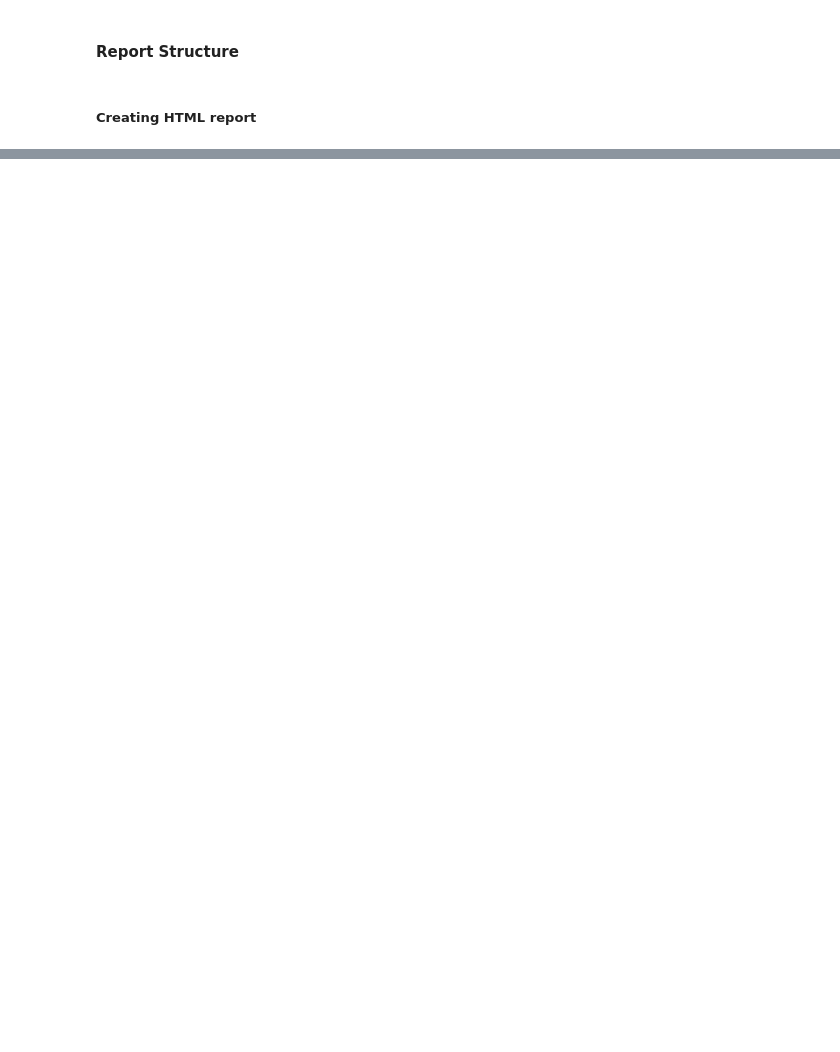
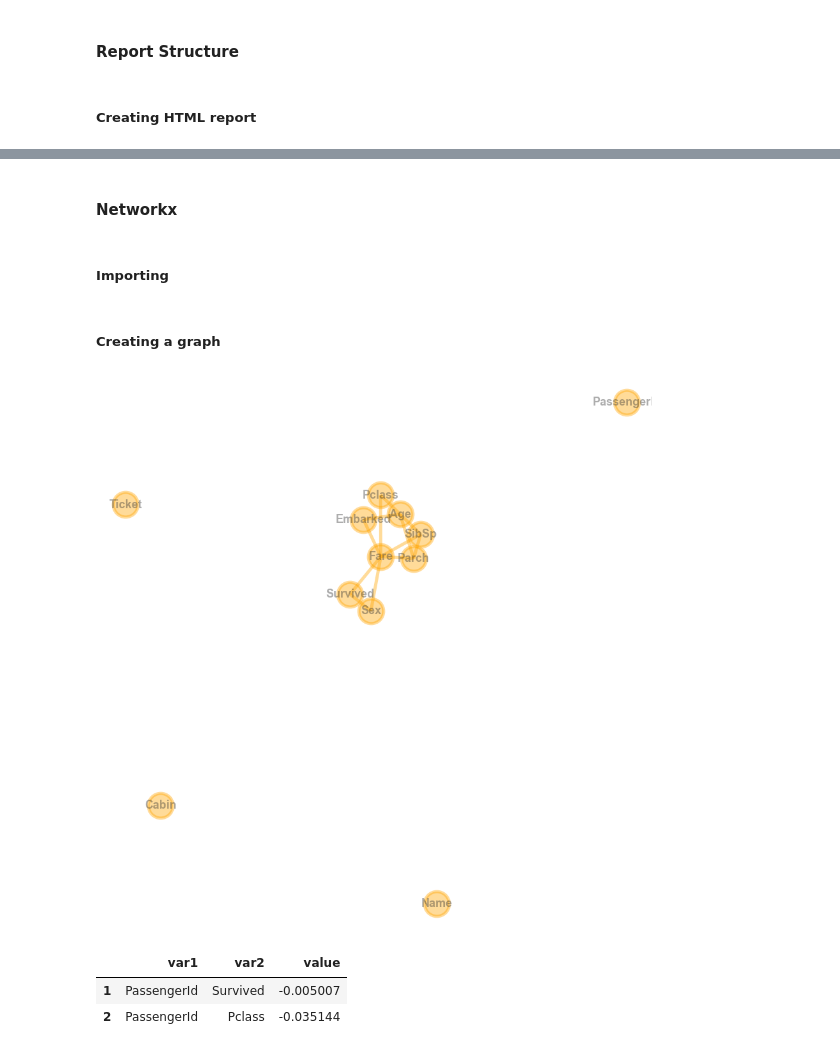
Before and after one commit to hsinghal726/Profiling, a Jupyter notebook: test.ipynb, the cells around one changed output, grey strips where cells are left out. Cells and saved outputs as stored; diff of their text form; code cells hidden in the pictures; blank space fills up the shorter version.

```diff
--- a/test.ipynb
+++ b/test.ipynb
@@ -42,5 +60,5 @@ df.head(2)
 # %% [markdown]
 ##### Variable types
 # %%
-config.config["var_types"] = get_df_col_types(df)
+config.config["var_types"] = get_df_var_types(df)
 column_types = config.config["var_types"]
@@ -344,0 +126,3 @@ def describe_categorical(series: pd.Series) -> dict:
+# %%
+## Associations
+associations_df = associations(df, column_types)
@@ -344,0 +141,4 @@ def describe_categorical(series: pd.Series) -> dict:
+# %% [markdown]
+#### Networkx
+# %% [markdown]
+##### Importing
@@ -344,0 +147,2 @@ def describe_categorical(series: pd.Series) -> dict:
+# %% [markdown]
+##### Creating a graph
@@ -344,0 +161,35 @@ def describe_categorical(series: pd.Series) -> dict:
+# %%
+# Using pandas dataframe
+G = nx.from_pandas_edgelist(associations_df[associations_df["association"] > .1], "col_a", 'col_b', edge_attr="association")
+
+# ## Creating node
+for column in df.columns:
+    G.add_node(column)
+# %%
+# Graph with Custom nodes:
+plt.figure(figsize=(12, 12))
+nx.draw(G,
+        with_labels=True,
+        pos=nx.spring_layout(G, iterations=50),
+
+        # node customizations
+        node_size=1500,
+        node_color="orange",
+        node_shape="o",
+        alpha=0.4,
+        linewidths=5,
+
+        # label customization
+        font_size=18,
+        font_color="#333333",
+        font_weight="bold",
+
+        # edge customization
+        width=5,
+        edge_color="orange",
+        style="solid"
+       )
+
+plt.show()
+# %% [output]
+[figure, added]
@@ -344,0 +253,6 @@ def describe_categorical(series: pd.Series) -> dict:
+# %%
+links_filtered.head(2)
+# %% [output]
+|  | var1 | var2 | value |
+| 1 | PassengerId | Survived | -0.005007 |
+| 2 | PassengerId | Pclass | -0.035144 |
```
Also changed, not shown: parts of 40 cells of this notebook, 25 other files.
